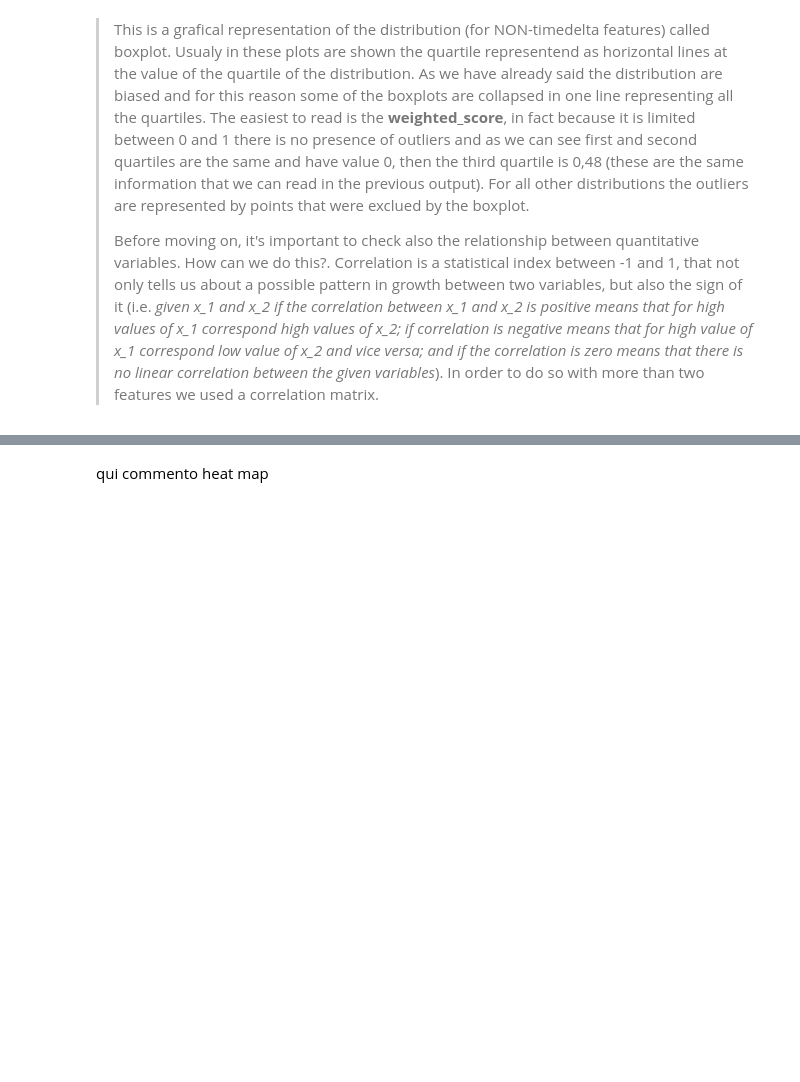
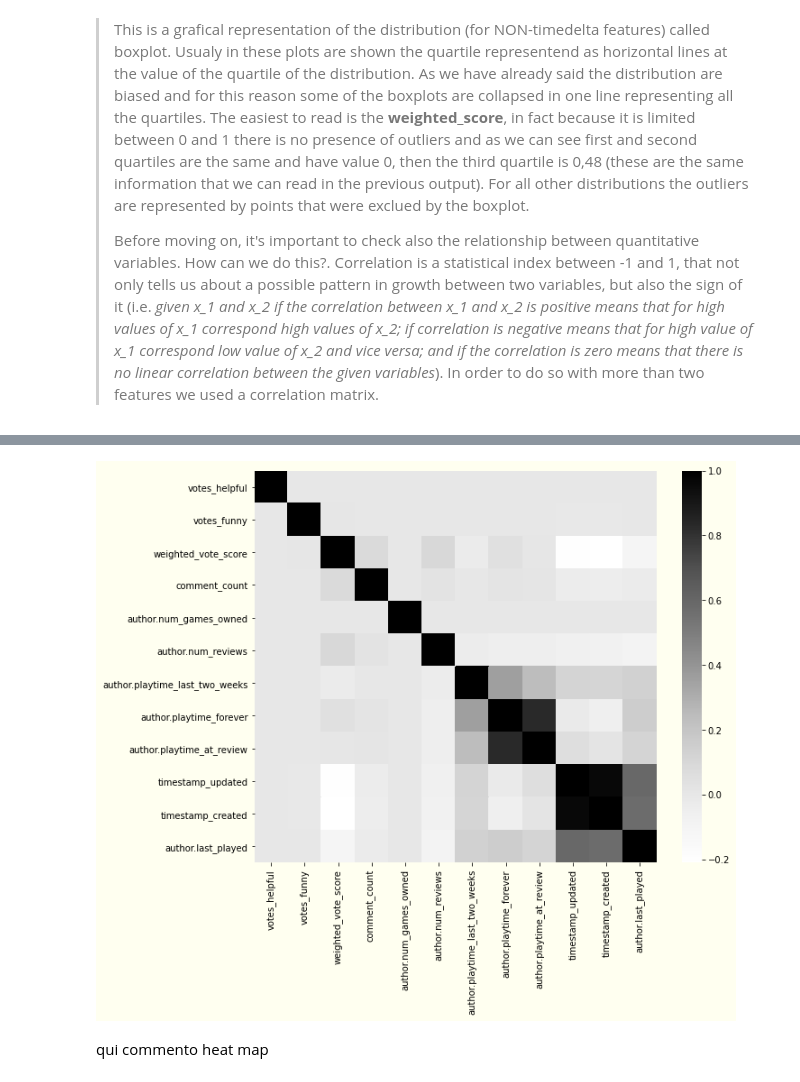
Before and after one commit to Requiem98/ADM-HW2, a Jupyter notebook: main.ipynb, the cells around one changed output, grey strips where cells are left out. Drawn from its saved outputs; the diff is of its cells as text; code cells hidden in the pictures; blank space fills up the shorter version.

```diff
--- a/main.ipynb
+++ b/main.ipynb
@@ -104,3 +93,7 @@ steam.iloc[:,[8,9,10,11,16,17,18,19,20]].corr()
+# %%
+df.plot_correlationFunction()
+# %% [output]
+[figure, added]
 # %% [markdown]
 qui commento heat map
 # %% [markdown]
```
Also changed, not shown: parts of 42 cells of this notebook, 1 other file.
